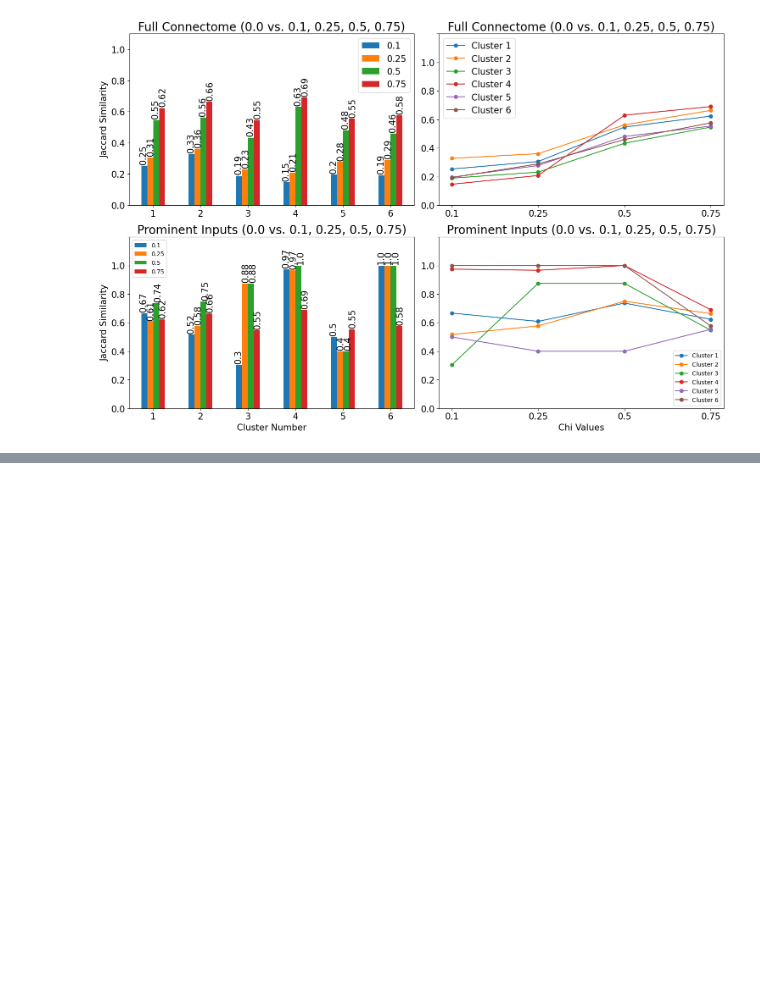
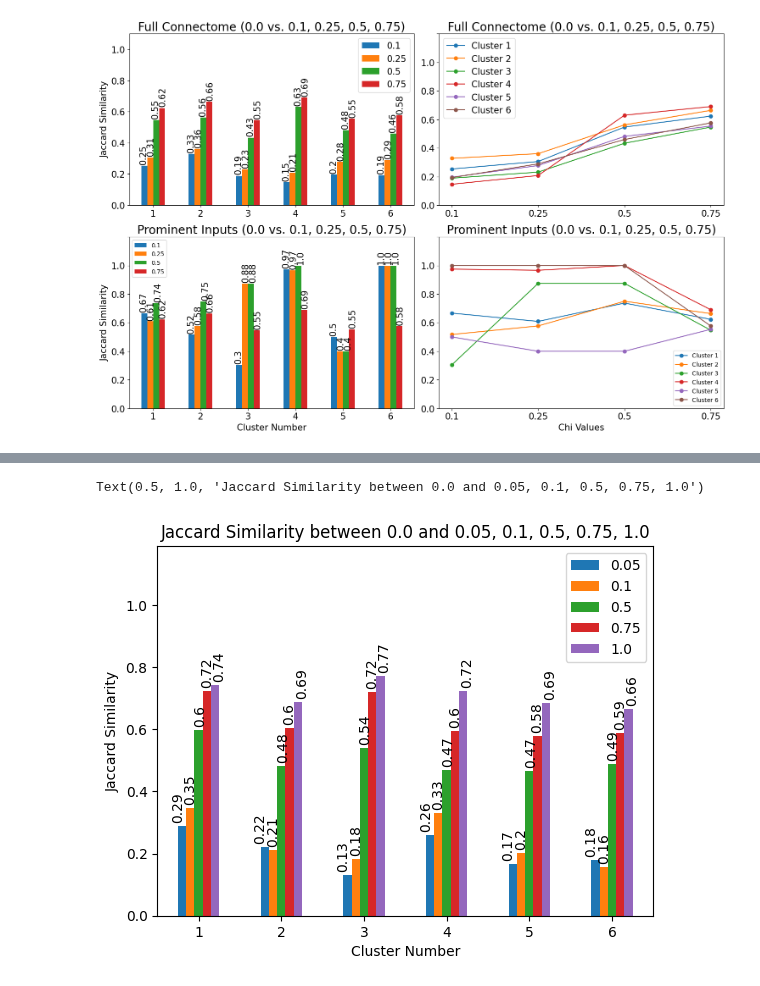
Before and after one commit to RhessaWL/flybrain-clustering, a Jupyter notebook: jaccardsim_analysis.ipynb, the cells around one changed output, grey strips where cells are left out. Cells and saved outputs as stored; diff of their text form; code cells hidden in the pictures; blank space fills up the shorter version.

```diff
--- a/jaccardsim_analysis.ipynb
+++ b/jaccardsim_analysis.ipynb
@@ -397,0 +401,12 @@ plt.tight_layout()
+# %%
+jaccard_05 = main_jaccard(df, coarse_modules, '0.05')
+jaccard_01 = main_jaccard(df, coarse_modules, '0.1')
+jaccard_5 = main_jaccard(df, coarse_modules, '0.5')
+jaccard_75 = main_jaccard(df, coarse_modules, '0.75')
+jaccard_1 = main_jaccard(df, coarse_modules, '1.0')
+
+# Combine the two dataframes and switch the rows and columns
+jaccard_values = jaccard_05._append([jaccard_01, jaccard_5, jaccard_75, jaccard_1])
+jaccard_values = jaccard_values.T
+jaccard_values.columns = ['0.05', '0.1', '0.5', '0.75', '1.0']
+jaccard_values
@@ -397,0 +421,23 @@ plt.tight_layout()
+# %%
+fig, ax  = plt.subplots()
+jaccard_values.plot(kind='bar', ax=ax)
+
+# annotate with value of each bar from jaccard_values dataframe
+for i, v in enumerate(jaccard_values['0.05']):
+    ax.text(i-0.25, v+.02, round(v, 2), color='black', ha='center', rotation=90)
+for i, v in enumerate(jaccard_values['0.1']):
+    ax.text(i-0.1, v+.02, round(v, 2), color='black', ha='center', rotation=90)
+for i, v in enumerate(jaccard_values['0.5']):
+    ax.text(i+0.02, v+.02, round(v, 2), color='black', ha='center', rotation=90)
+for i, v in enumerate(jaccard_values['0.75']):
+    ax.text(i+0.1, v+.02, round(v, 2), color='black', ha='center', rotation=90)
+for i, v in enumerate(jaccard_values['1.0']):
+    ax.text(i+0.25, v+.02, round(v, 2), color='black', ha='center', rotation=90)
+ax.set_ylim(0, 1.19)
+ax.set_xticklabels(['1', '2', '3', '4', '5', '6'], rotation=0)
+ax.set_xlabel('Cluster Number')
+ax.set_ylabel('Jaccard Similarity')
+ax.set_title('Jaccard Similarity between 0.0 and 0.05, 0.1, 0.5, 0.75, 1.0')
+# %% [output]
+Text(0.5, 1.0, 'Jaccard Similarity between 0.0 and 0.05, 0.1, 0.5, 0.75, 1.0')
+[figure, added]
```
Also changed, not shown: parts of 12 cells of this notebook, 3 other files.
